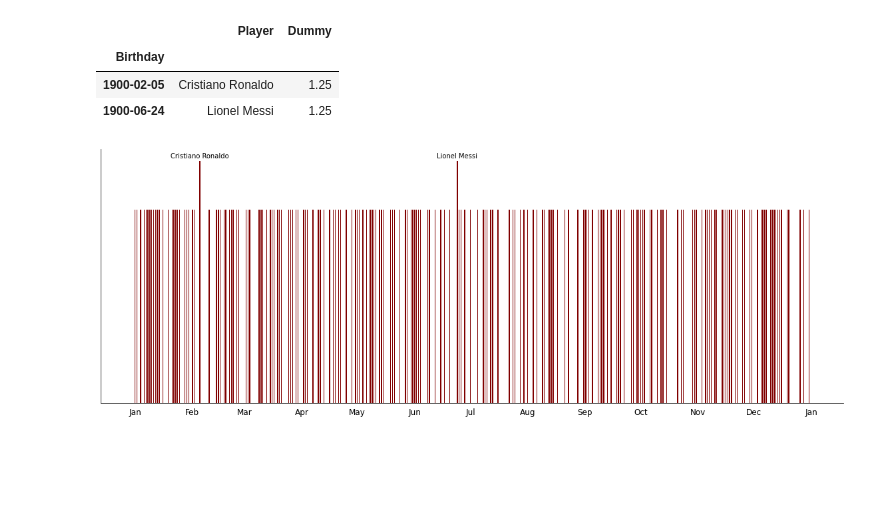
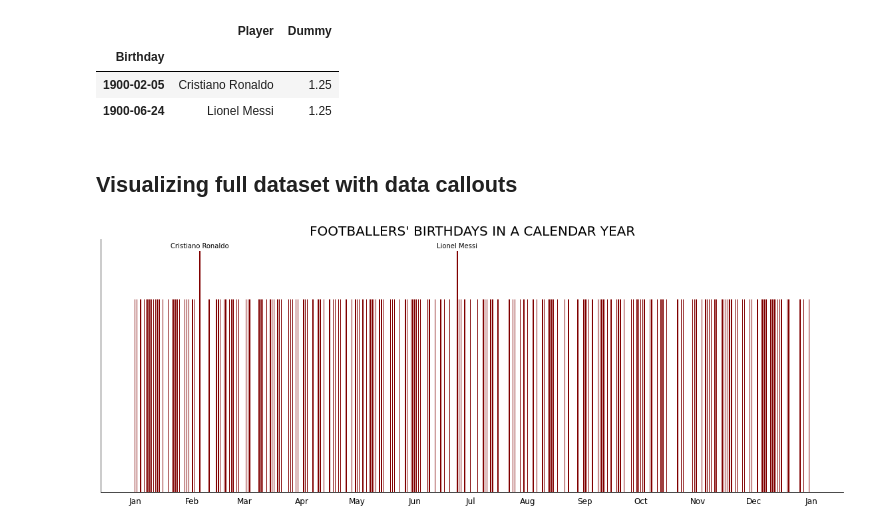
Before and after one commit to Bonkkeli/footballers-birthmonth, a Jupyter notebook: footballers-birthmonth.ipynb, the cells around one changed output. Cells and saved outputs as stored; diff of their text form; code cells hidden in the pictures; blank space fills up the shorter version.

```diff
--- a/footballers-birthmonth.ipynb
+++ b/footballers-birthmonth.ipynb
@@ -172,19 +181,24 @@ dfp.query("Player == 'Lionel Messi' or Player == 'Cristiano Ronaldo'")
 | Birthday |  |  |
 | 1900-02-05 | Cristiano Ronaldo | 1.25 |
 | 1900-06-24 | Lionel Messi | 1.25 |
+# %% [markdown]
+## Visualizing full dataset with data callouts
 # %%
 # visualizing data
 fig, ax = plt.subplots(1, 1, figsize=(20, 7))
 ax.xaxis.set_major_locator(dates.MonthLocator())
 ax.xaxis.set_major_formatter(mdates.DateFormatter('%b'))
 ax.spines[['top','right']].set_visible(False)
 ax.tick_params(axis='both', left=False, bottom=False, labelsize=12)
 plt.yticks(dfp.Dummy)
 ax.axes.get_yaxis().set_visible(False)
+#fig.patch.set_facecolor('xkcd:mint green')
+#ax.set_facecolor('xkcd:salmon')
+plt.title("FOOTBALLERS' BIRTHDAYS IN A CALENDAR YEAR",fontsize = 20)
 plt.bar(dfp.index, dfp.Dummy, width=0.5, color='maroon')
 
 # annotate data with key, value pair from dictionary that was created earlier
 for key in labels:
     plt.annotate(key, (labels[key], 1.25),ha = 'center', textcoords = 'offset points',xytext = (0,5))
 # %% [output]
-[figure, old version]
+[figure, new version]
```
Also changed, not shown: parts of 5 cells of this notebook.
